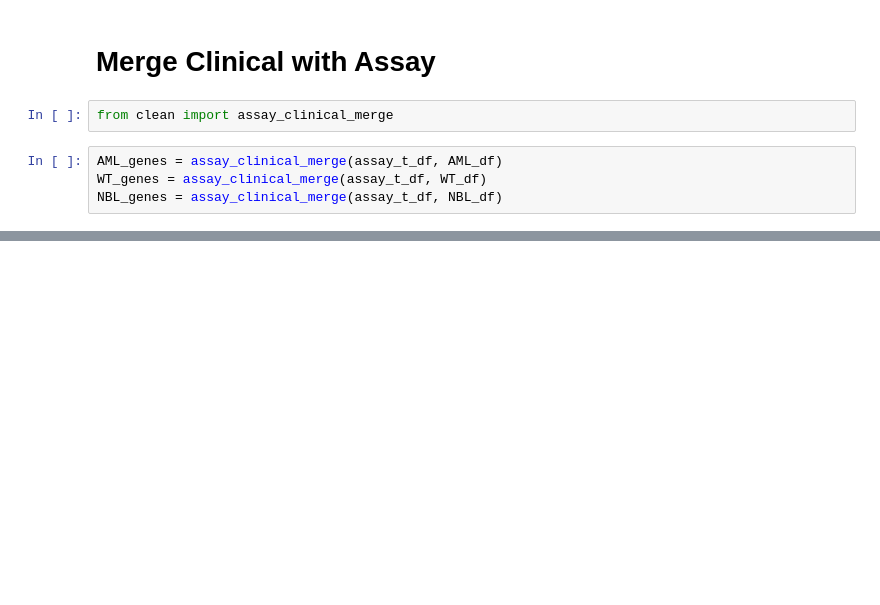
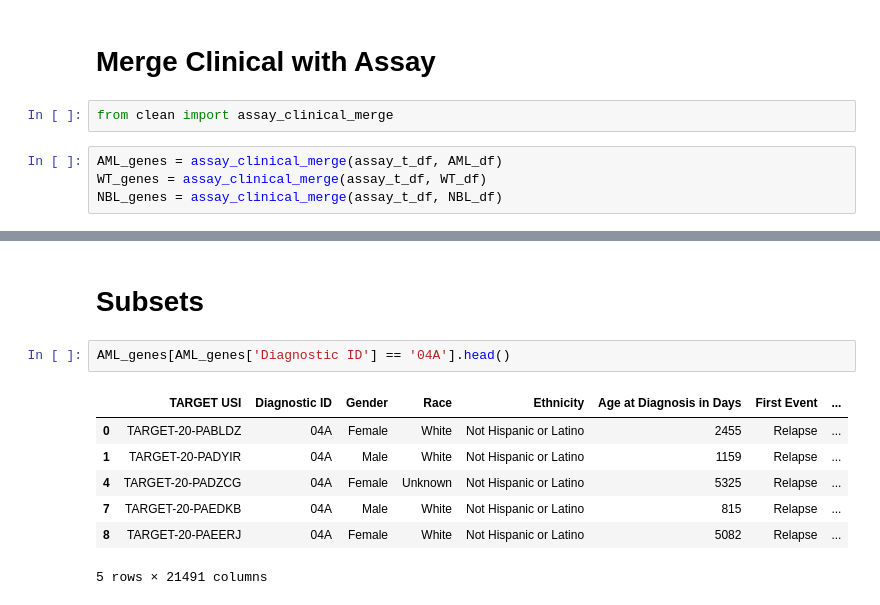
Before and after one commit to NCBI-Hackathons/ConsensusML, a Jupyter notebook: scripts/david_Eda.ipynb, the cells around one changed output, grey strips where cells are left out. Cells and saved outputs as stored; diff of their text form; blank space fills up the shorter version.

```diff
--- a/scripts/david_Eda.ipynb
+++ b/scripts/david_Eda.ipynb
@@ -78,3 +94,15 @@ AML_genes.head()
+# %% [markdown]
+# Subsets
+# %%
+AML_genes[AML_genes['Diagnostic ID'] == '04A'].head()
+# %% [output]
+|  | TARGET USI | Diagnostic ID | Gender | Race | Ethnicity | Age at Diagnosis in Days | First Event | ... |
+| 0 | TARGET-20-PABLDZ | 04A | Female | White | Not Hispanic or Latino | 2455 | Relapse | ... |
+| 1 | TARGET-20-PADYIR | 04A | Male | White | Not Hispanic or Latino | 1159 | Relapse | ... |
+| 4 | TARGET-20-PADZCG | 04A | Female | Unknown | Not Hispanic or Latino | 5325 | Relapse | ... |
+| 7 | TARGET-20-PAEDKB | 04A | Male | White | Not Hispanic or Latino | 815 | Relapse | ... |
+| 8 | TARGET-20-PAEERJ | 04A | Female | White | Not Hispanic or Latino | 5082 | Relapse | ... |
+5 rows × 21491 columns
 # %%
 AML_genes['2nd ID'].value_counts()
 # %% [output]
```
Also changed, not shown: parts of 14 cells of this notebook, 1 other file.
